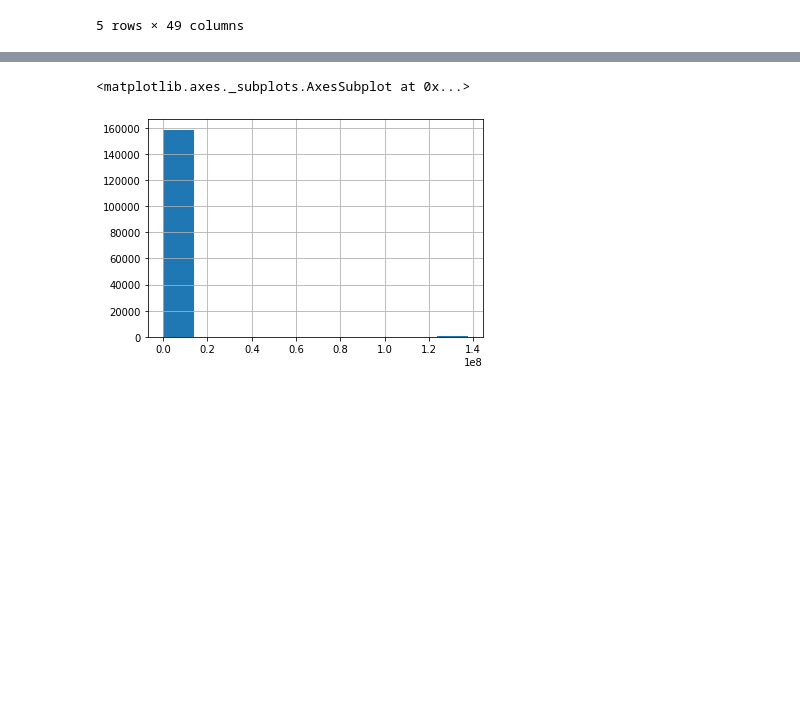
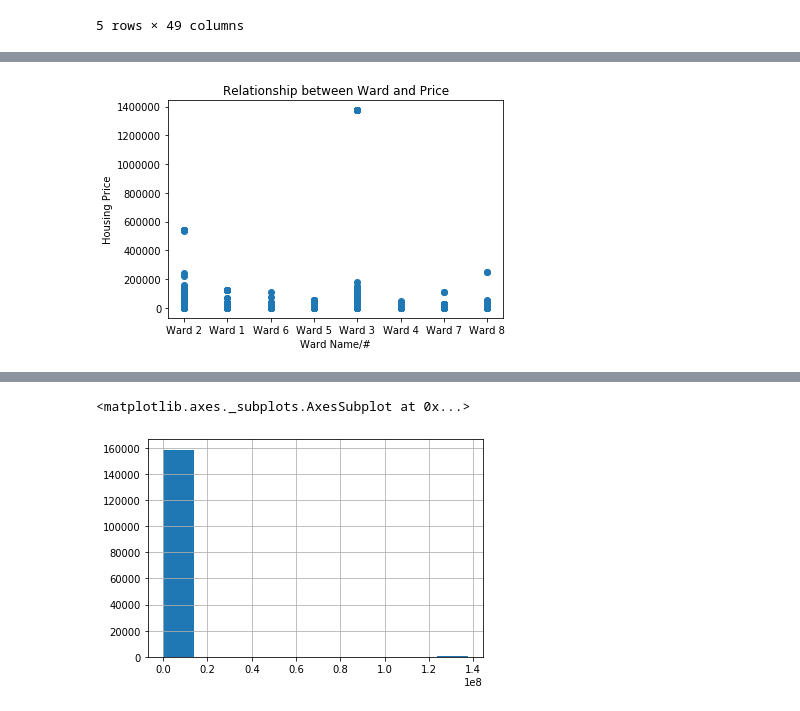
Before and after one commit to CodeLearningResources/mblaine, a Jupyter notebook: DataAcquisition/mblaine_FeatureScaling_DC_Housing.ipynb, the cells around one changed output, grey strips where cells are left out. Saved outputs shown, nothing was run; the diff lists cells and outputs as text; code cells hidden in the pictures; blank space fills up the shorter version.

```diff
--- a/DataAcquisition/mblaine_FeatureScaling_DC_Housing.ipynb
+++ b/DataAcquisition/mblaine_FeatureScaling_DC_Housing.ipynb
@@ -59,3 +79,5 @@ missingIndexes = list(missing_price.index)
+# %%
+props_df['WARD'].fillna('Ward 1', inplace=True)
 # %%
 # table of avg price per ward
 #out = props_df.groupby(['WARD', 'CNDTN', 'STORIES'])['PRICE'].mean()
@@ -85,0 +130,2 @@ test = props_df['PRICE'].isna()
+# %%
+props_df.drop(['HEAT','GRADE','STRUCT','EXTWALL','ROOF', 'INTWALL','NATIONALGRID','ASSESSMENT_SUBNBHD','CENSUS_BLOCK','X','Y','QUADRANT'], axis=1, inplace=True)
@@ -85,0 +152,9 @@ test = props_df['PRICE'].isna()
+# %%
+# compare home price in Wards
+plt.scatter(props_df['WARD'], (props_df['PRICE']/100))
+plt.xlabel("Ward Name/#")
+plt.ylabel("Housing Price")
+plt.title("Relationship between Ward and Price")
+plt.show()
+# %% [output]
+[figure, added]
```
Also changed, not shown: parts of 16 cells of this notebook.
